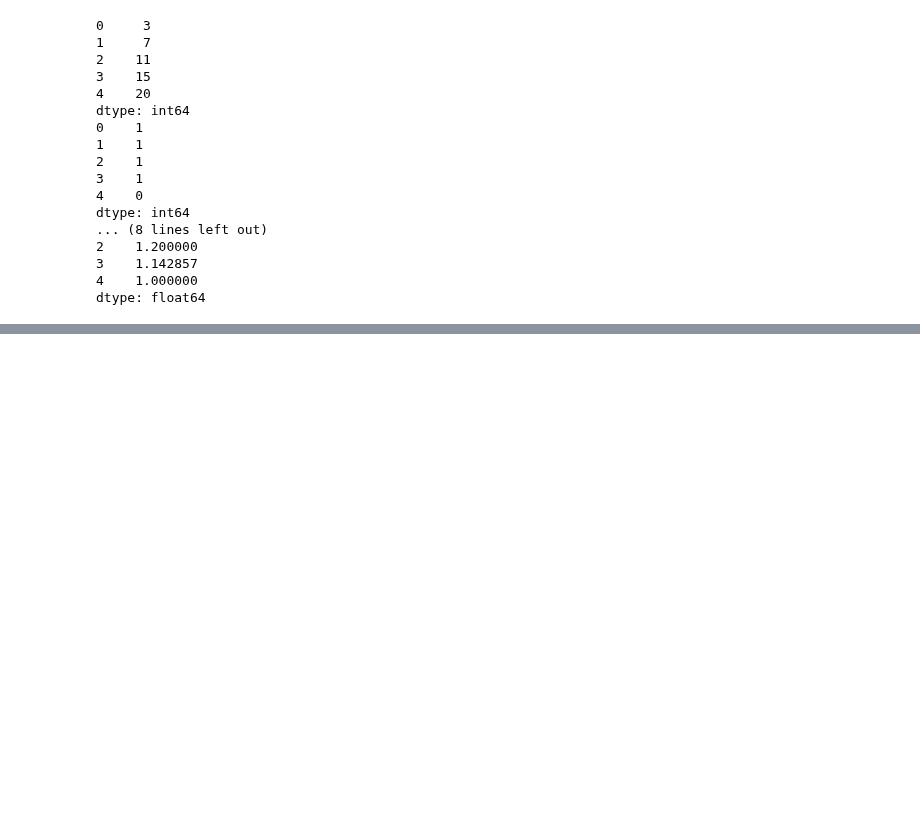
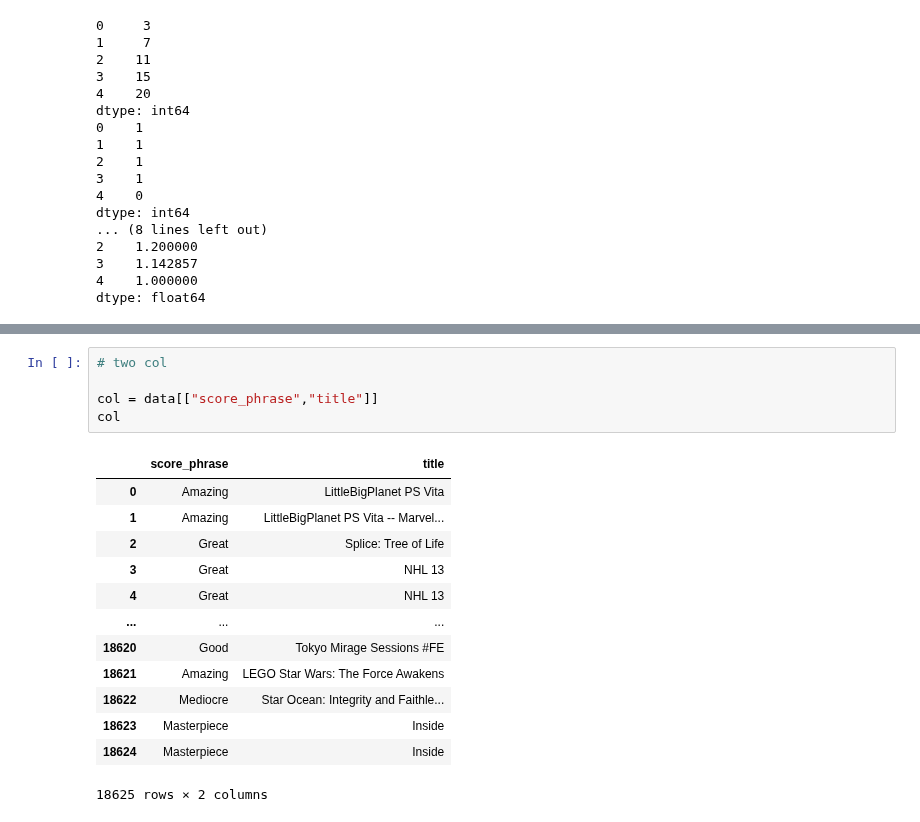
Before and after one commit to AkashKumarSingh11032001/IBM-Artificial-Intelligence-and-Machine-Learning-By-IBM-Watson, a Jupyter notebook: Lec 4.ipynb, the cells around one changed output, grey strips where cells are left out. Cells and saved outputs as stored; diff of their text form; blank space fills up the shorter version.

```diff
--- a/Lec 4.ipynb
+++ b/Lec 4.ipynb
@@ -520,0 +532,19 @@ ser
+# %%
+# two col
+
+col = data[["score_phrase","title"]]
+col
+# %% [output]
+|  | score_phrase | title |
+| 0 | Amazing | LittleBigPlanet PS Vita |
+| 1 | Amazing | LittleBigPlanet PS Vita -- Marvel... |
+| 2 | Great | Splice: Tree of Life |
+| 3 | Great | NHL 13 |
+| 4 | Great | NHL 13 |
+| ... | ... | ... |
+| 18620 | Good | Tokyo Mirage Sessions #FE |
+| 18621 | Amazing | LEGO Star Wars: The Force Awakens |
+| 18622 | Mediocre | Star Ocean: Integrity and Faithle... |
+| 18623 | Masterpiece | Inside |
+| 18624 | Masterpiece | Inside |
+18625 rows × 2 columns
```
Also changed, not shown: parts of 24 cells of this notebook.
